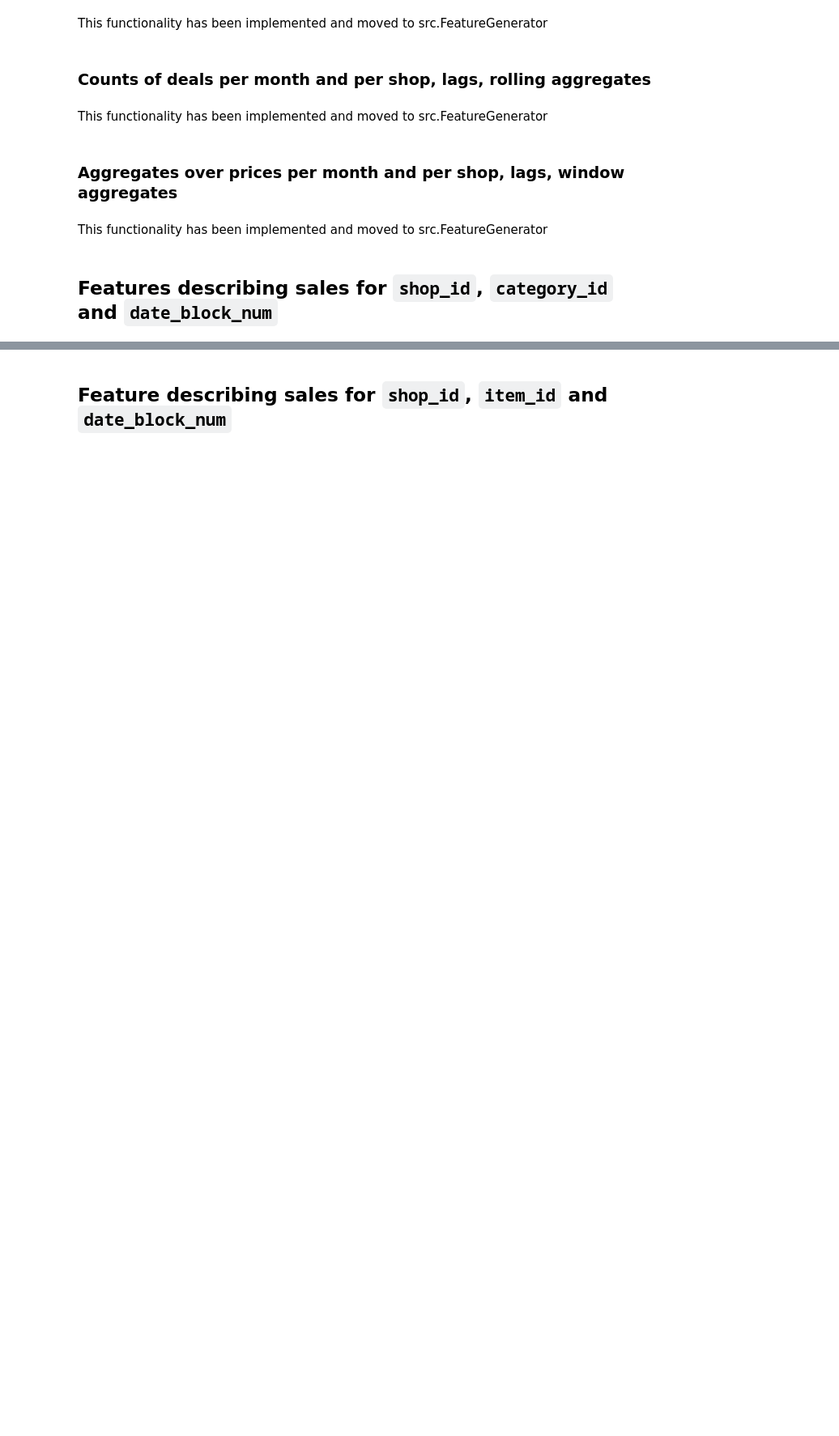
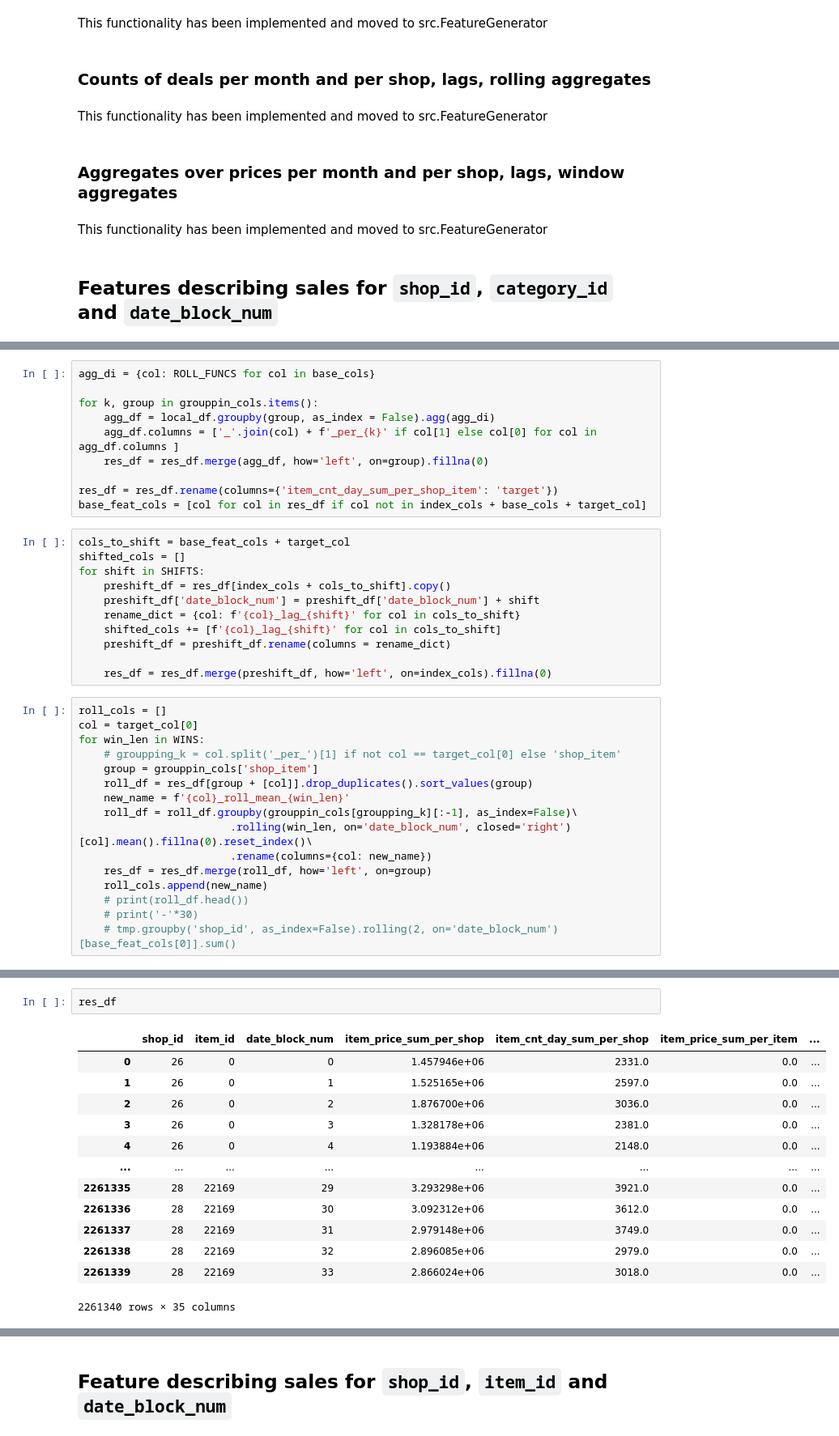
Before and after one commit to igor-cheb/retail_sales_prediction, a Jupyter notebook: ETL.ipynb, the cells around one changed output, grey strips where cells are left out. Shown at 81% size. Saved outputs shown, nothing was run; the diff lists cells and outputs as text; blank space fills up the shorter version.

```diff
--- a/ETL.ipynb
+++ b/ETL.ipynb
@@ -76,0 +85,37 @@ This functionality has been implemented and moved to src.FeatureGenerator
+# %%
+agg_di = {col: ROLL_FUNCS for col in base_cols}
+
+for k, group in grouppin_cols.items():
+    agg_df = local_df.groupby(group, as_index = False).agg(agg_di)
+    agg_df.columns = ['_'.join(col) + f'_per_{k}' if col[1] else col[0] for col in agg_df.columns ]
+    res_df = res_df.merge(agg_df, how='left', on=group).fillna(0)
+
+res_df = res_df.rename(columns={'item_cnt_day_sum_per_shop_item': 'target'})
+base_feat_cols = [col for col in res_df if col not in index_cols + base_cols + target_col]
+# %%
+cols_to_shift = base_feat_cols + target_col
+shifted_cols = []
+for shift in SHIFTS:
+    preshift_df = res_df[index_cols + cols_to_shift].copy()
+    preshift_df['date_block_num'] = preshift_df['date_block_num'] + shift
+    rename_dict = {col: f'{col}_lag_{shift}' for col in cols_to_shift}
+    shifted_cols += [f'{col}_lag_{shift}' for col in cols_to_shift]
+    preshift_df = preshift_df.rename(columns = rename_dict)
+
+    res_df = res_df.merge(preshift_df, how='left', on=index_cols).fillna(0)
+# %%
+roll_cols = []
+col = target_col[0]
+for win_len in WINS:
+    # groupping_k = col.split('_per_')[1] if not col == target_col[0] else 'shop_item'
+    group = grouppin_cols['shop_item']
+    roll_df = res_df[group + [col]].drop_duplicates().sort_values(group)
+    new_name = f'{col}_roll_mean_{win_len}'
+    roll_df = roll_df.groupby(grouppin_cols[groupping_k][:-1], as_index=False)\
+                        .rolling(win_len, on='date_block_num', closed='right')[col].mean().fillna(0).reset_index()\
+                        .rename(columns={col: new_name})
+    res_df = res_df.merge(roll_df, how='left', on=group)
+    roll_cols.append(new_name)
+    # print(roll_df.head())
+    # print('-'*30)
+    # tmp.groupby('shop_id', as_index=False).rolling(2, on='date_block_num')[base_feat_cols[0]].sum()
@@ -76,0 +137,16 @@ This functionality has been implemented and moved to src.FeatureGenerator
+# %%
+res_df
+# %% [output]
+|  | shop_id | item_id | date_block_num | item_price_sum_per_shop | item_cnt_day_sum_per_shop | item_price_sum_per_item | ... |
+| 0 | 26 | 0 | 0 | 1.457946e+06 | 2331.0 | 0.0 | ... |
+| 1 | 26 | 0 | 1 | 1.525165e+06 | 2597.0 | 0.0 | ... |
+| 2 | 26 | 0 | 2 | 1.876700e+06 | 3036.0 | 0.0 | ... |
+| 3 | 26 | 0 | 3 | 1.328178e+06 | 2381.0 | 0.0 | ... |
+| 4 | 26 | 0 | 4 | 1.193884e+06 | 2148.0 | 0.0 | ... |
+| ... | ... | ... | ... | ... | ... | ... | ... |
+| 2261335 | 28 | 22169 | 29 | 3.293298e+06 | 3921.0 | 0.0 | ... |
+| 2261336 | 28 | 22169 | 30 | 3.092312e+06 | 3612.0 | 0.0 | ... |
+| 2261337 | 28 | 22169 | 31 | 2.979148e+06 | 3749.0 | 0.0 | ... |
+| 2261338 | 28 | 22169 | 32 | 2.896085e+06 | 2979.0 | 0.0 | ... |
+| 2261339 | 28 | 22169 | 33 | 2.866024e+06 | 3018.0 | 0.0 | ... |
+2261340 rows × 35 columns
```
Also changed, not shown: parts of 13 cells of this notebook, 4 other files.
